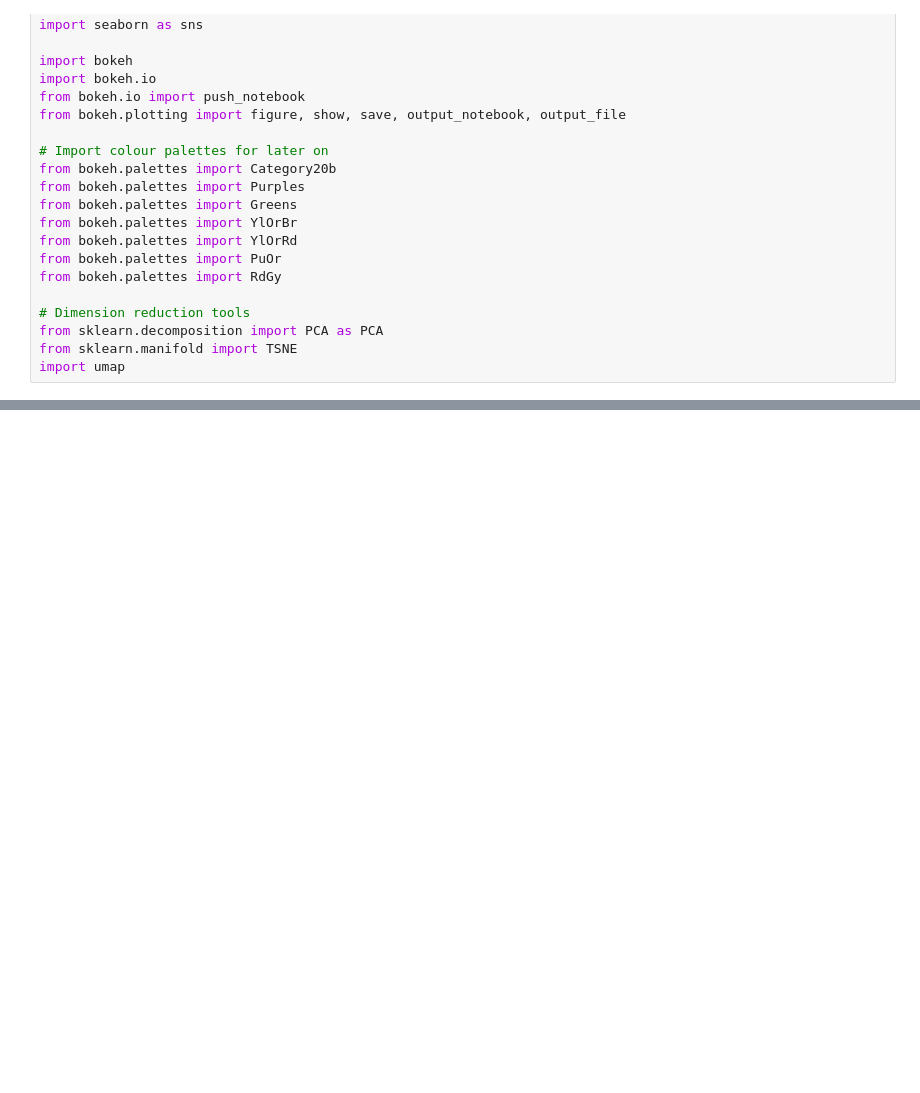
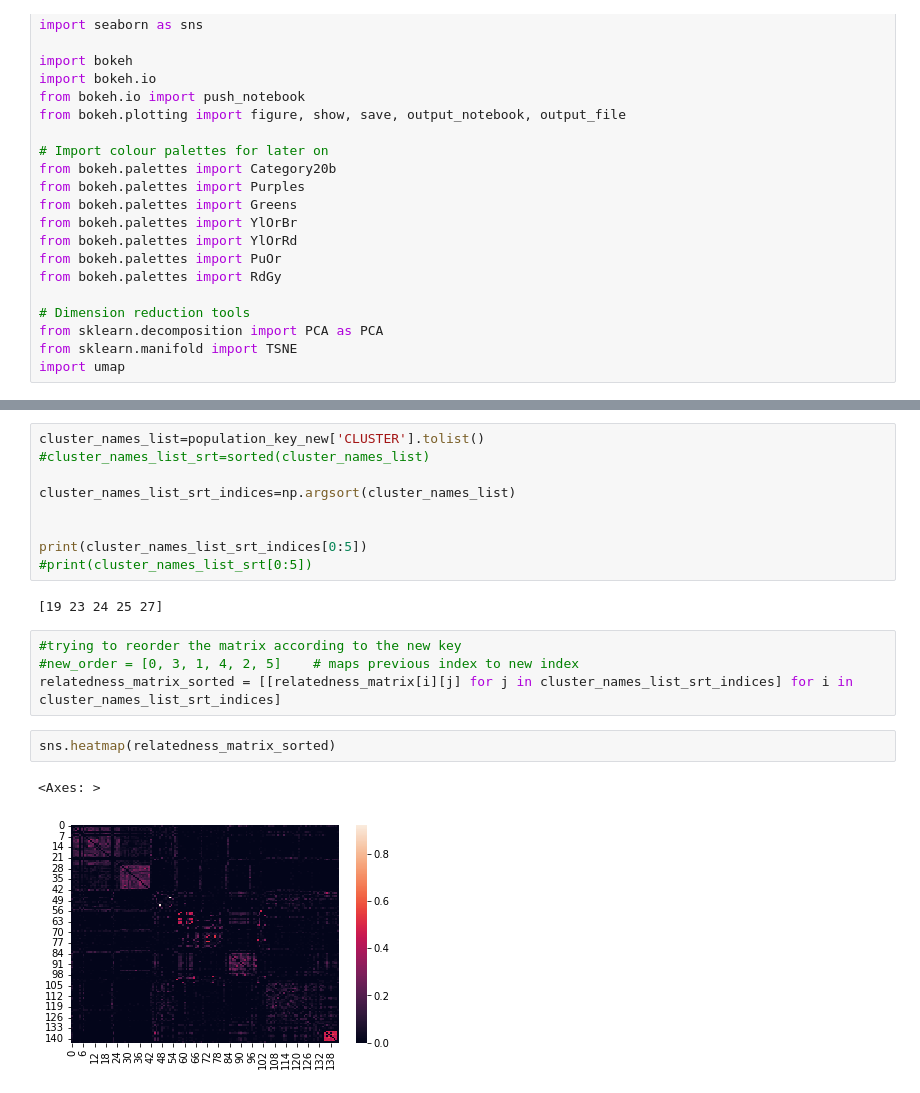
Before and after one commit to uzelkerem/AGT_Population, a Jupyter notebook: Untitled.ipynb, the cells around one changed output, grey strips where cells are left out. Drawn from its saved outputs; the diff is of its cells as text; blank space fills up the shorter version.

```diff
--- a/Untitled.ipynb
+++ b/Untitled.ipynb
@@ -46,0 +110,20 @@ print(population_key.head(5))
+# %%
+cluster_names_list=population_key_new['CLUSTER'].tolist()
+#cluster_names_list_srt=sorted(cluster_names_list)
+
+cluster_names_list_srt_indices=np.argsort(cluster_names_list)
+
+
+print(cluster_names_list_srt_indices[0:5])
+#print(cluster_names_list_srt[0:5])
+# %% [output]
+[19 23 24 25 27]
+# %%
+#trying to reorder the matrix according to the new key
+#new_order = [0, 3, 1, 4, 2, 5]    # maps previous index to new index
+relatedness_matrix_sorted = [[relatedness_matrix[i][j] for j in cluster_names_list_srt_indices] for i in cluster_names_list_srt_indices]
+# %%
+sns.heatmap(relatedness_matrix_sorted)
+# %% [output]
+<Axes: >
+[figure, added]
```
Also changed, not shown: parts of 6 cells of this notebook.
